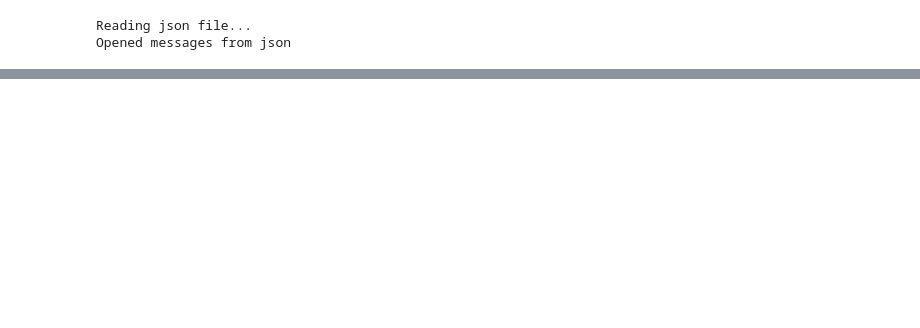
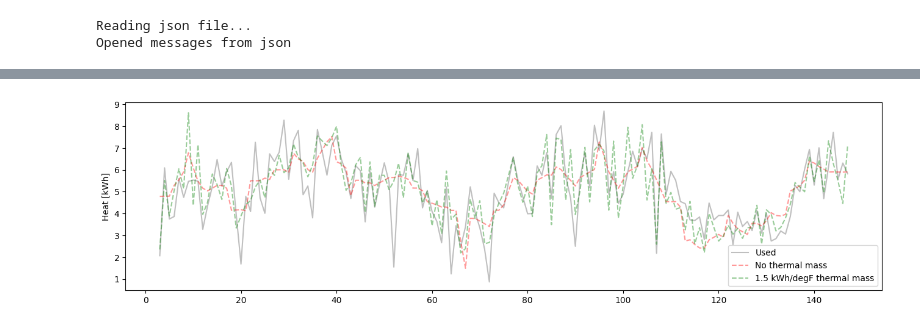
Before and after one commit to thegridelectric/visualizer, a Jupyter notebook: house_parameters/energy_prediction.ipynb, the cells around one changed output, grey strips where cells are left out. Drawn from its saved outputs; the diff is of its cells as text; code cells hidden in the pictures; blank space fills up the shorter version.

```diff
--- a/house_parameters/energy_prediction.ipynb
+++ b/house_parameters/energy_prediction.ipynb
@@ -107,0 +155,10 @@ There were 32 rows with NaNs
+# %%
+plt.figure(figsize=(16,4))
+plt.plot(test_df.energy, color='gray', alpha=0.5, label='Used')
+plt.plot(test_df.energy_pred_alpha, color='red', alpha=0.4, linestyle='dashed', label='No thermal mass')
+plt.plot(test_df['energy_pred_alpha_1.5'], color='green', alpha=0.4, linestyle='dashed', label='1.5 kWh/degF thermal mass')
+plt.ylabel('Heat [kWh]')
+plt.legend()
+plt.show()
+# %% [output]
+[figure, added]
```
Also changed, not shown: parts of 12 cells of this notebook, 1 other file.
